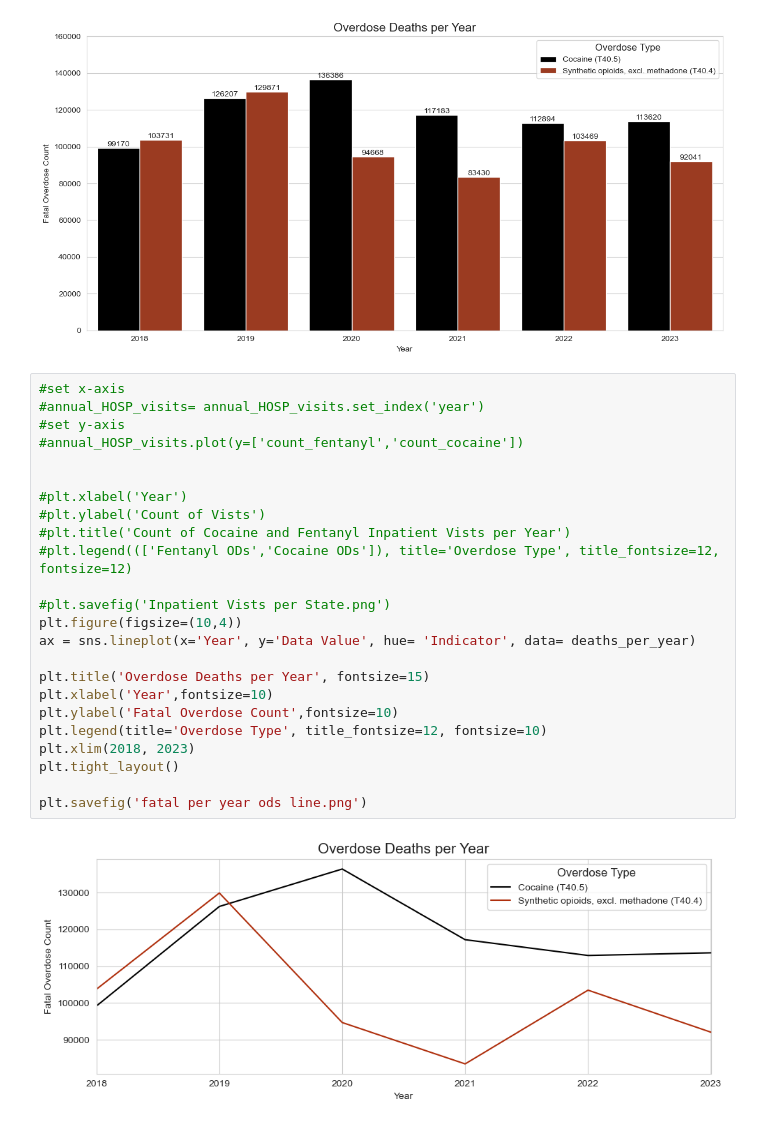
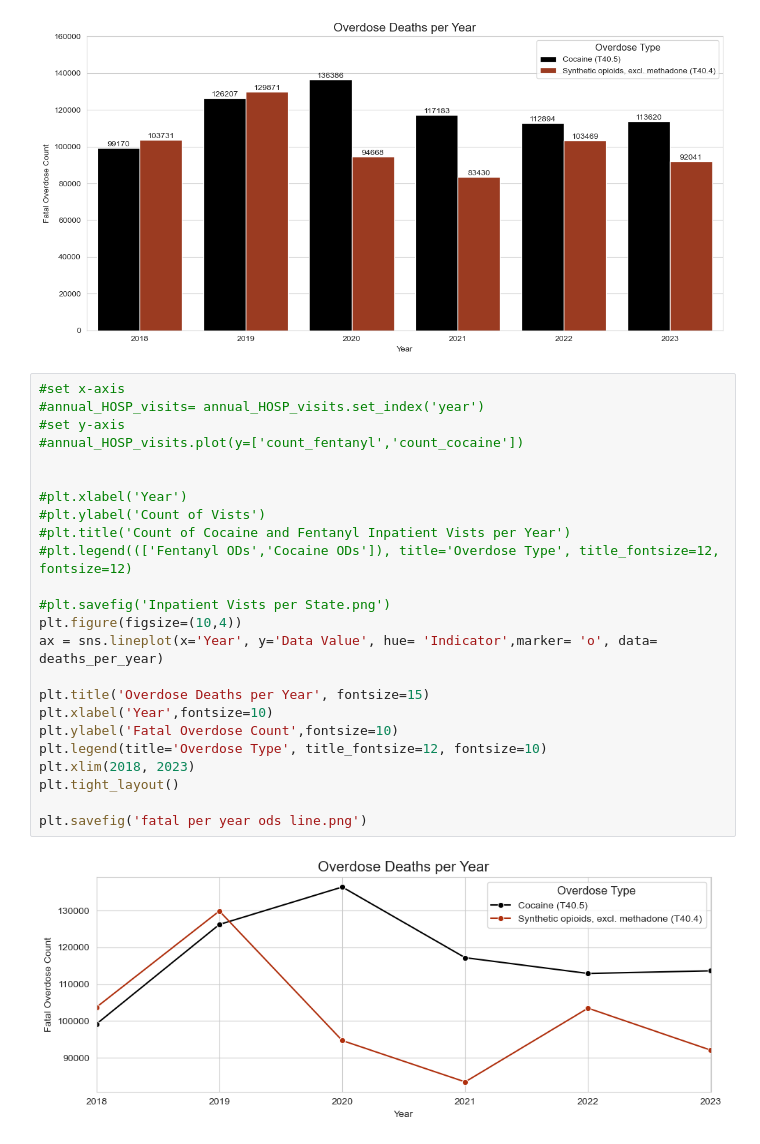
Before and after one commit to dorinajordan22/da14_capstone_2023_cocaine_and_fentanyl_analysis-, a Jupyter notebook: notebooks/2018_2023_cocaine_and_fentanyl_analysis.ipynb, the cells around one changed output. Saved outputs shown, nothing was run; the diff lists cells and outputs as text.

```diff
--- a/notebooks/2018_2023_cocaine_and_fentanyl_analysis.ipynb
+++ b/notebooks/2018_2023_cocaine_and_fentanyl_analysis.ipynb
@@ -1000,29 +1081,29 @@ plt.savefig('fatal per year ods.png')
 # %%
 #set x-axis
 #annual_HOSP_visits= annual_HOSP_visits.set_index('year')
 #set y-axis
 #annual_HOSP_visits.plot(y=['count_fentanyl','count_cocaine'])
 
 
 #plt.xlabel('Year')
 #plt.ylabel('Count of Vists')
 #plt.title('Count of Cocaine and Fentanyl Inpatient Vists per Year')
 #plt.legend((['Fentanyl ODs','Cocaine ODs']), title='Overdose Type', title_fontsize=12, fontsize=12)
 
 #plt.savefig('Inpatient Vists per State.png')
 plt.figure(figsize=(10,4))
-ax = sns.lineplot(x='Year', y='Data Value', hue= 'Indicator', data= deaths_per_year)
+ax = sns.lineplot(x='Year', y='Data Value', hue= 'Indicator',marker= 'o', data= deaths_per_year)
 
 plt.title('Overdose Deaths per Year', fontsize=15)
 plt.xlabel('Year',fontsize=10)
 plt.ylabel('Fatal Overdose Count',fontsize=10)
 plt.legend(title='Overdose Type', title_fontsize=12, fontsize=10)
 plt.xlim(2018, 2023)
 plt.tight_layout()
 
 plt.savefig('fatal per year ods line.png')
 # %% [output]
-[figure, old version]
+[figure, new version]
 # %%
 deaths_per_month= (
     years2018_2023
```
Also changed, not shown: parts of 17 cells of this notebook.
